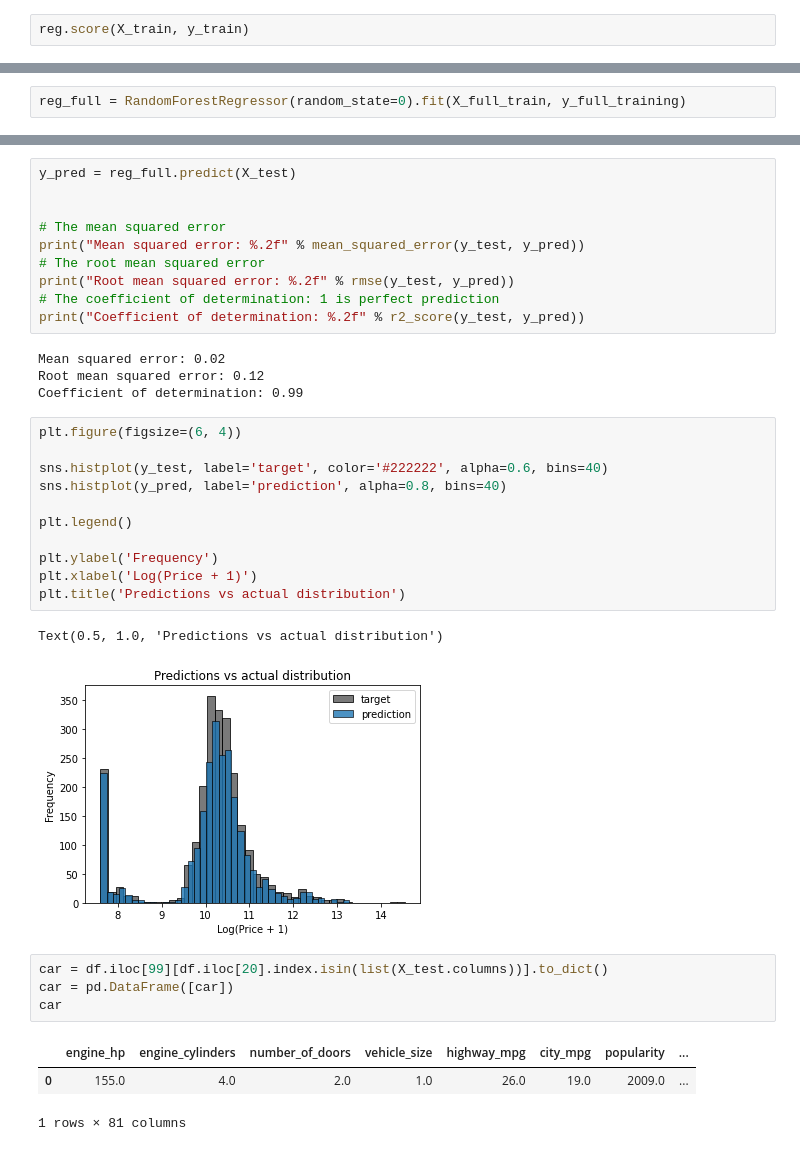
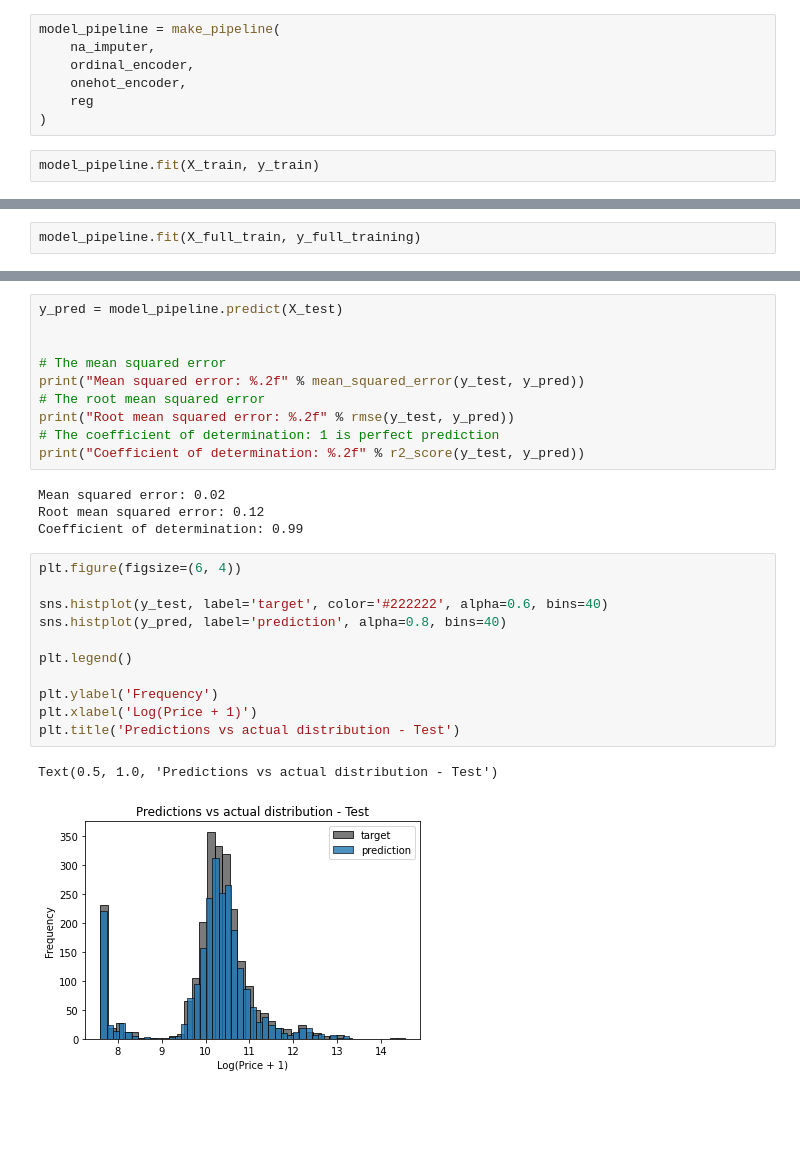
Before and after one commit to joaofranca13/ml-experiments, a Jupyter notebook: car_price_randforest.ipynb, the cells around one changed output, grey strips where cells are left out. Drawn from its saved outputs; the diff is of its cells as text; blank space fills up the shorter version.

```diff
--- a/car_price_randforest.ipynb
+++ b/car_price_randforest.ipynb
@@ -371,3 +284,10 @@ reg = RandomForestRegressor(random_state=0).fit(X_train, y_train)
+# %%
+model_pipeline = make_pipeline(
+    na_imputer,
+    ordinal_encoder,
+    onehot_encoder,
+    reg
+)
 # %%
-reg.score(X_train, y_train)
+model_pipeline.fit(X_train, y_train)
 # %% [output]
@@ -465,4 +391,4 @@ len(y_full_training)
 # %% [output]
 9531
 # %%
-reg_full = RandomForestRegressor(random_state=0).fit(X_full_train, y_full_training)
+model_pipeline.fit(X_full_train, y_full_training)
@@ -469,5 +403,5 @@ reg_full = RandomForestRegressor(random_state=0).fit(X_full_train, y_full_traini
 # %%
-y_pred = reg_full.predict(X_test)
+y_pred = model_pipeline.predict(X_test)
 
 
 # The mean squared error
@@ -483,22 +417,14 @@ Coefficient of determination: 0.99
 # %%
 plt.figure(figsize=(6, 4))
 
 sns.histplot(y_test, label='target', color='#222222', alpha=0.6, bins=40)
 sns.histplot(y_pred, label='prediction', alpha=0.8, bins=40)
 
 plt.legend()
 
 plt.ylabel('Frequency')
 plt.xlabel('Log(Price + 1)')
-plt.title('Predictions vs actual distribution')
+plt.title('Predictions vs actual distribution - Test')
 # %% [output]
-Text(0.5, 1.0, 'Predictions vs actual distribution')
+Text(0.5, 1.0, 'Predictions vs actual distribution - Test')
-[figure, old version]
+[figure, new version]
-# %%
-car = df.iloc[99][df.iloc[20].index.isin(list(X_test.columns))].to_dict()
-car = pd.DataFrame([car])
-car
-# %% [output]
-|  | engine_hp | engine_cylinders | number_of_doors | vehicle_size | highway_mpg | city_mpg | popularity | ... |
-| 0 | 155.0 | 4.0 | 2.0 | 1.0 | 26.0 | 19.0 | 2009.0 | ... |
-1 rows × 81 columns
```
Also changed, not shown: parts of 35 cells of this notebook.
